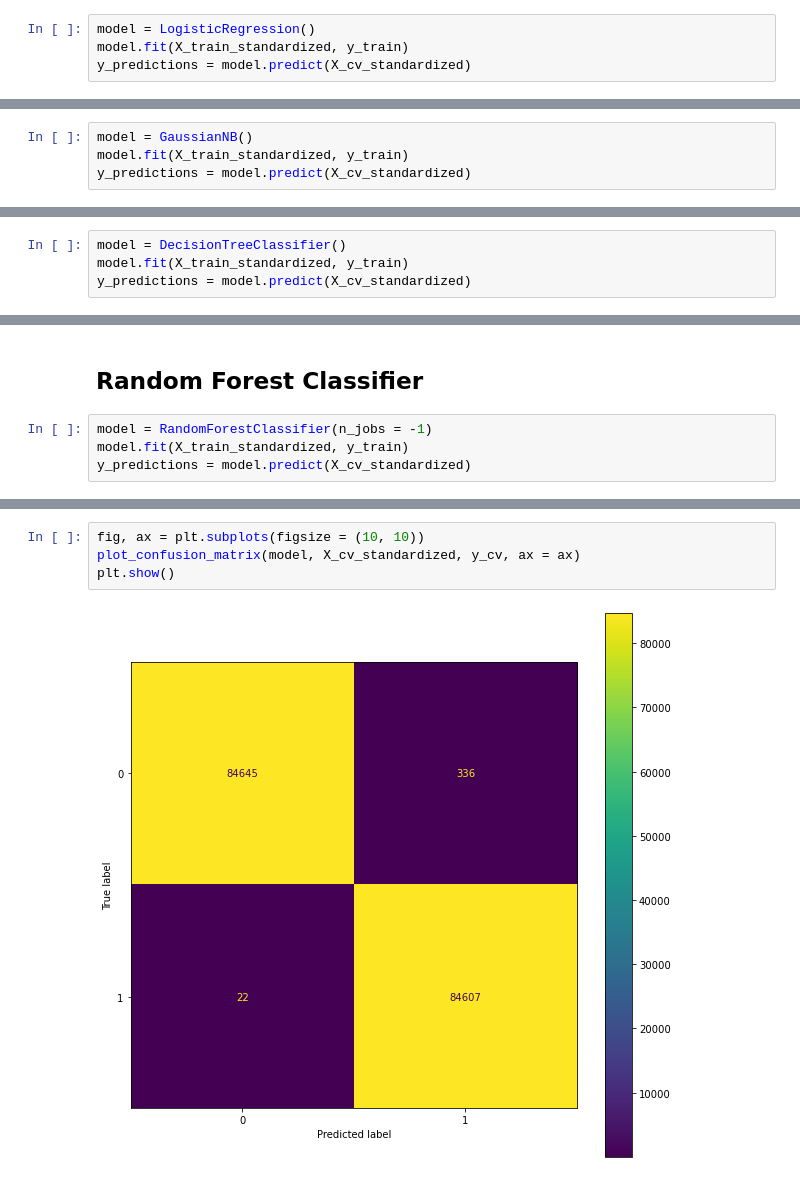
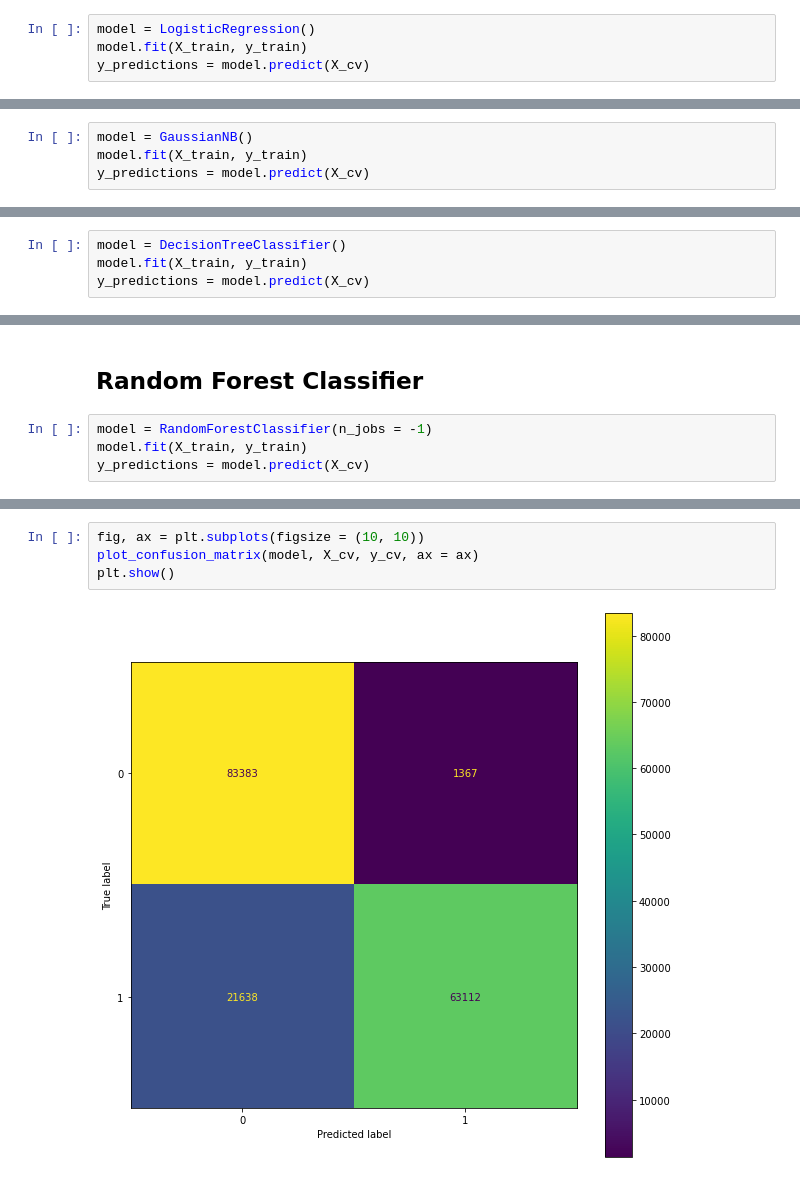
Before and after one commit to suhasmaddali/Predicting-Loan-Default-Using-Machine-Learning, a Jupyter notebook: Home Credit Python Prediction.ipynb, the cells around one changed output, grey strips where cells are left out. Drawn from its saved outputs; the diff is of its cells as text.

```diff
--- a/Home Credit Python Prediction.ipynb
+++ b/Home Credit Python Prediction.ipynb
@@ -1118,8 +1115,8 @@ X_train_numerics.head()
 from sklearn.linear_model import LogisticRegression
 # %%
 model = LogisticRegression()
-model.fit(X_train_standardized, y_train)
-y_predictions = model.predict(X_cv_standardized)
+model.fit(X_train, y_train)
+y_predictions = model.predict(X_cv)
 # %%
 from sklearn.metrics import mean_squared_error, mean_absolute_error
 # %%
@@ -1198,7 +1172,7 @@ AUC for our classifier is: 0.6976626827833935
 from sklearn.naive_bayes import GaussianNB
 # %%
 model = GaussianNB()
-model.fit(X_train_standardized, y_train)
-y_predictions = model.predict(X_cv_standardized)
+model.fit(X_train, y_train)
+y_predictions = model.predict(X_cv)
 # %%
 fig, ax = plt.subplots(figsize = (10, 10))
@@ -1239,7 +1213,7 @@ AUC for our classifier is: 0.6327839365401157
 from sklearn.tree import DecisionTreeClassifier
 # %%
 model = DecisionTreeClassifier()
-model.fit(X_train_standardized, y_train)
-y_predictions = model.predict(X_cv_standardized)
+model.fit(X_train, y_train)
+y_predictions = model.predict(X_cv)
 # %%
 fig, ax = plt.subplots(figsize = (10, 10))
@@ -1293,8 +1267,8 @@ AUC for our classifier is: 0.9461521310335488
 ## Random Forest Classifier
 # %%
 model = RandomForestClassifier(n_jobs = -1)
-model.fit(X_train_standardized, y_train)
-y_predictions = model.predict(X_cv_standardized)
+model.fit(X_train, y_train)
+y_predictions = model.predict(X_cv)
 # %%
 print(classification_report(y_predictions, y_cv))
 # %% [output]
@@ -1309,6 +1283,6 @@ weighted avg       1.00      1.00      1.00    169610
 # %%
 fig, ax = plt.subplots(figsize = (10, 10))
-plot_confusion_matrix(model, X_cv_standardized, y_cv, ax = ax)
+plot_confusion_matrix(model, X_cv, y_cv, ax = ax)
 plt.show()
 # %% [output]
-[figure, old version]
+[figure, new version]
```
Also changed, not shown: parts of 33 cells of this notebook.
